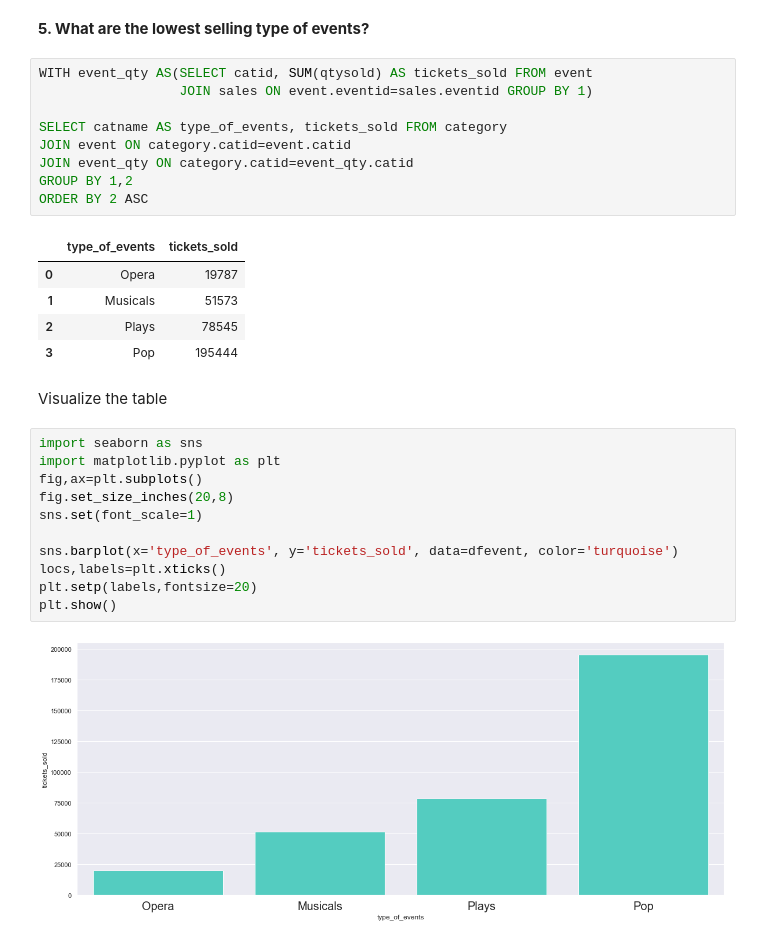
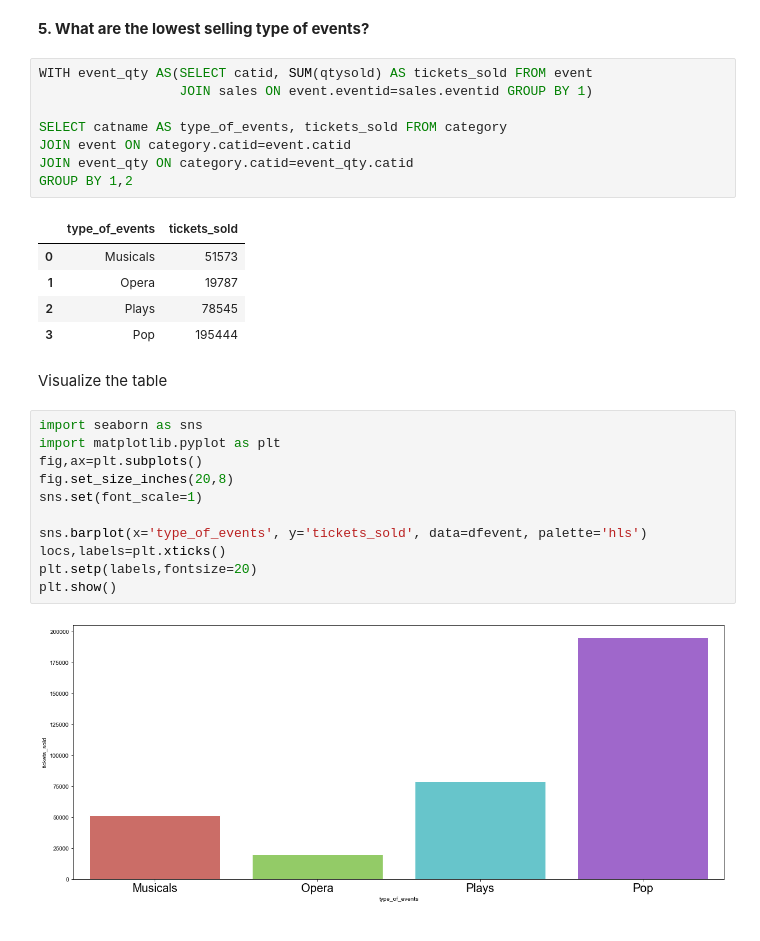
Before and after one commit to filzahanti/Filza-Projects, a Jupyter notebook: Ticket Sales Data Analysis Using SQL/Ticket_Sales_Data_Analysis_Using_SQL.ipynb, the cells around one changed output. Cells and saved outputs as stored; diff of their text form.

Commit message:
Change the chart color.

```diff
--- a/Ticket Sales Data Analysis Using SQL/Ticket_Sales_Data_Analysis_Using_SQL.ipynb
+++ b/Ticket Sales Data Analysis Using SQL/Ticket_Sales_Data_Analysis_Using_SQL.ipynb
@@ -109,11 +109,10 @@ SELECT catname AS type_of_events, tickets_sold FROM category
 JOIN event ON category.catid=event.catid
 JOIN event_qty ON category.catid=event_qty.catid
 GROUP BY 1,2
-ORDER BY 2 ASC
 # %% [output]
 |  | type_of_events | tickets_sold |
-| 0 | Opera | 19787 |
-| 1 | Musicals | 51573 |
+| 0 | Musicals | 51573 |
+| 1 | Opera | 19787 |
 | 2 | Plays | 78545 |
 | 3 | Pop | 195444 |
 # %% [markdown]
@@ -121,13 +120,13 @@ Visualize the table
 # %%
 import seaborn as sns
 import matplotlib.pyplot as plt
 fig,ax=plt.subplots()
 fig.set_size_inches(20,8)
 sns.set(font_scale=1)
 
-sns.barplot(x='type_of_events', y='tickets_sold', data=dfevent, color='turquoise')
+sns.barplot(x='type_of_events', y='tickets_sold', data=dfevent, palette='hls')
 locs,labels=plt.xticks()
 plt.setp(labels,fontsize=20)
 plt.show()
 # %% [output]
-[figure, old version]
+[figure, new version]
```
Also changed, not shown: 1 other file.
